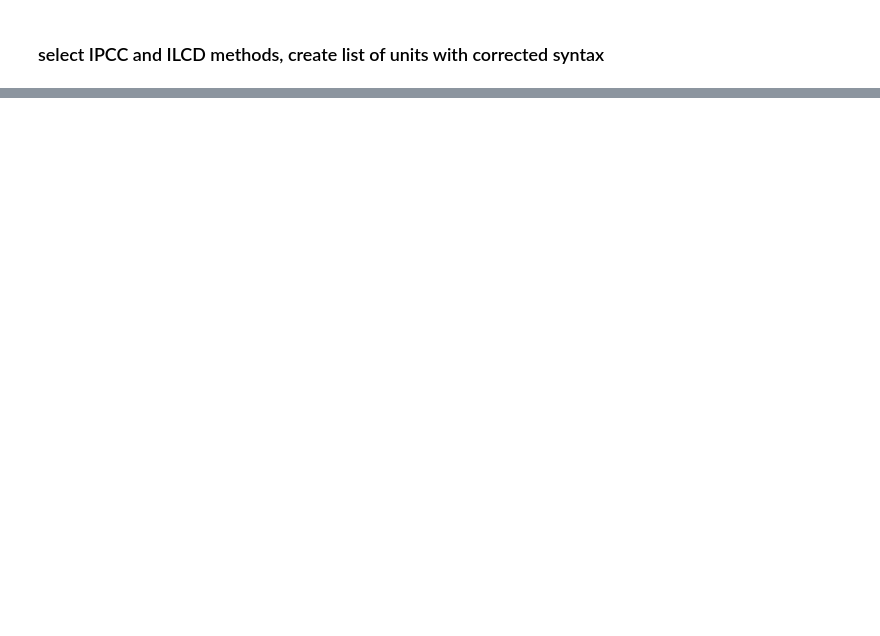
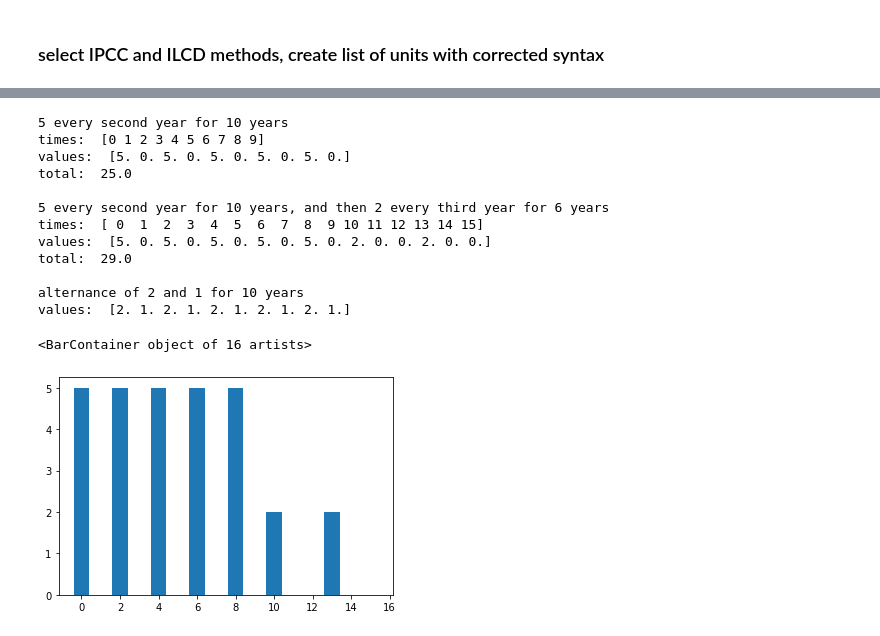
Before and after one commit to ntropy-esa/bw2-snippets, a Jupyter notebook: bw2-snippets.ipynb, the cells around one changed output, grey strips where cells are left out. Cells and saved outputs as stored; diff of their text form; code cells hidden in the pictures; blank space fills up the shorter version.

```diff
--- a/bw2-snippets.ipynb
+++ b/bw2-snippets.ipynb
@@ -61,0 +1374,43 @@ method_units[-1] = r'kg $CO_2$-Eq'
+# %%
+## EXAMPLES
+
+## 5 every second year for 10 years
+values, times, total = lci_t(list_A=[5], list_T=[2], list_D=[10])
+print('5 every second year for 10 years')
+print('times: ', times)
+print('values: ', values)
+print('total: ', total)
+print('')
+
+## 5 every second year for 10 years, and then 2 every third year for 6 years
+values, times, total = lci_t(list_A=[5,2], list_T=[2,3], list_D=[10,6])
+print('5 every second year for 10 years, and then 2 every third year for 6 years')
+print('times: ', times)
+print('values: ', values)
+print('total: ', total)
+print('')
+
+## two calls combined, for an alternance of values
+values1, times, total1 = lci_t(list_A=[2], list_T=[2], list_D=[10])
+values2, times, total2 = lci_t(list_A=[0,1], list_T=[1,2], list_D=[1,9])
+values3 = values1 + values2
+print('alternance of 2 and 1 for 10 years')
+print('values: ', values3)
+
+
+plt.bar(height=values, x = np.array([int(d) for d in np.arange(len(values))]) )
+# %% [output]
+5 every second year for 10 years
+times:  [0 1 2 3 4 5 6 7 8 9]
+values:  [5. 0. 5. 0. 5. 0. 5. 0. 5. 0.]
+total:  25.0
+
+5 every second year for 10 years, and then 2 every third year for 6 years
+times:  [ 0  1  2  3  4  5  6  7  8  9 10 11 12 13 14 15]
+values:  [5. 0. 5. 0. 5. 0. 5. 0. 5. 0. 2. 0. 0. 2. 0. 0.]
+total:  29.0
+
+alternance of 2 and 1 for 10 years
+values:  [2. 1. 2. 1. 2. 1. 2. 1. 2. 1.]
+<BarContainer object of 16 artists>
+[figure, added]
```
Also changed, not shown: parts of 30 cells of this notebook, 2 other files.
